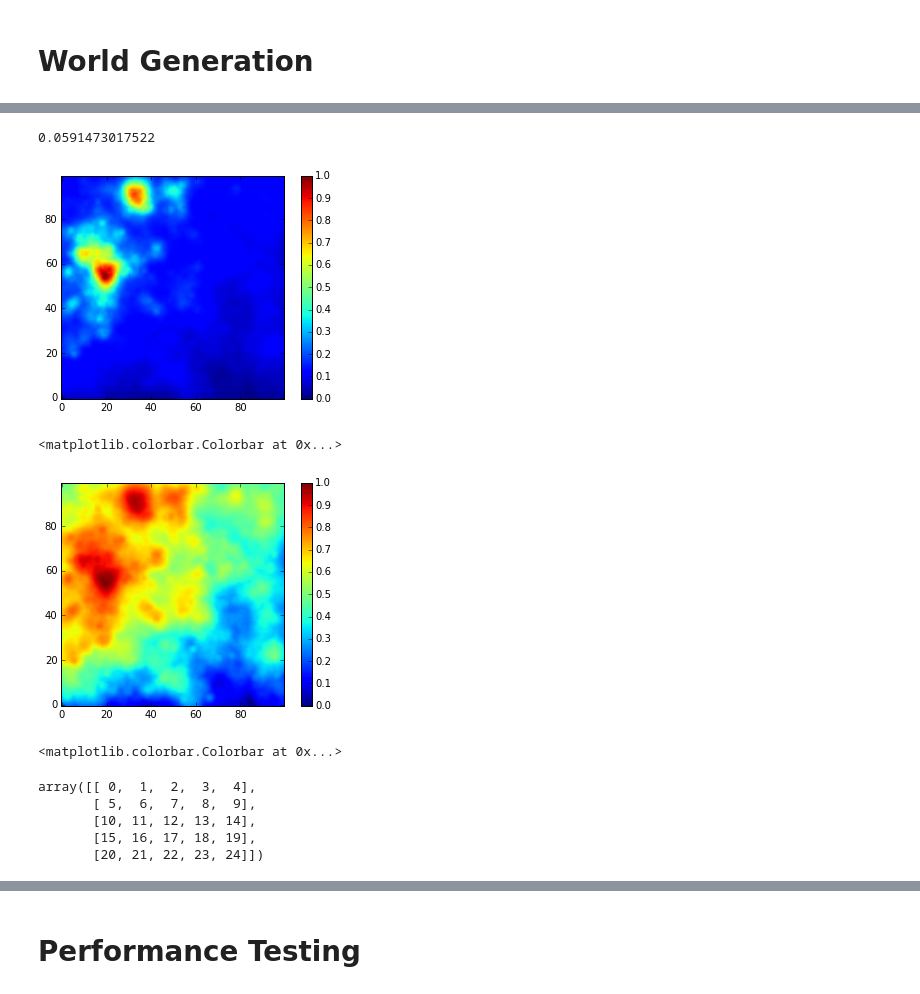
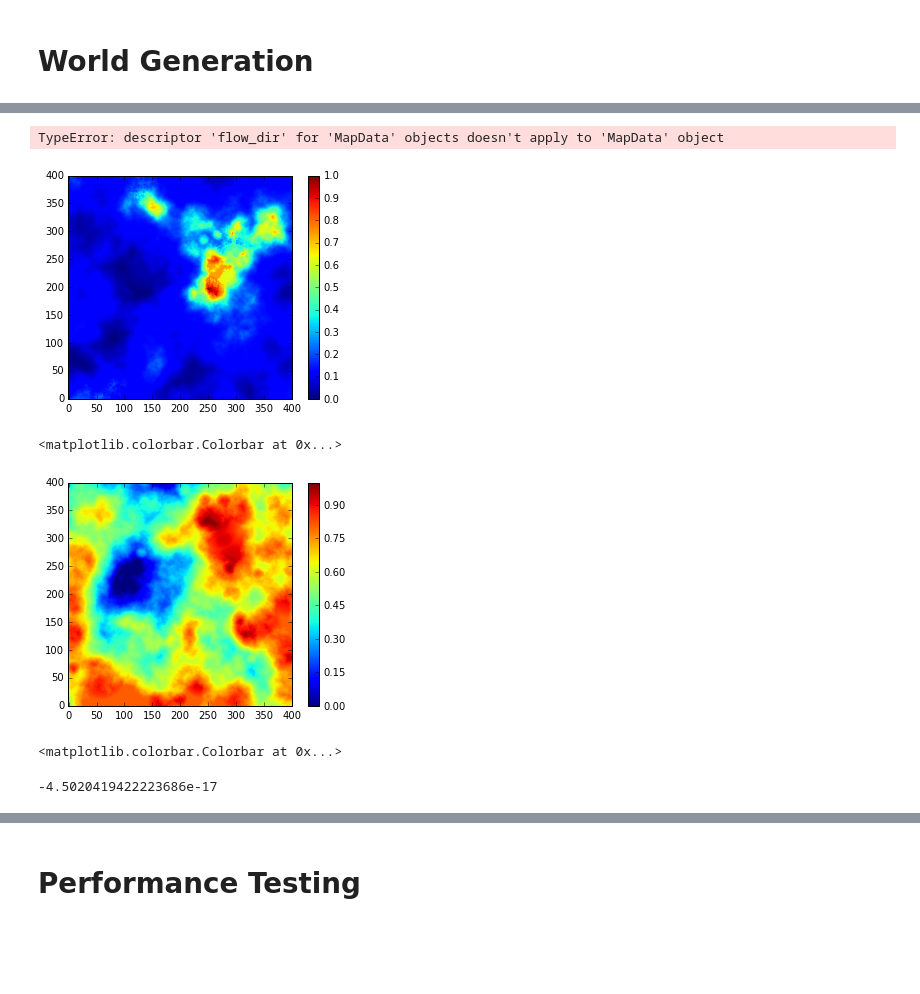
Before and after one commit to millejoh/Islands, a Jupyter notebook: World Generation.ipynb, the cells around one changed output, grey strips where cells are left out. Cells and saved outputs as stored; diff of their text form; code cells hidden in the pictures; blank space fills up the shorter version.

```diff
--- a/World Generation.ipynb
+++ b/World Generation.ipynb
@@ -140,4 +187,4 @@ fig
 # %%
-wg = WorldGenerator(100, 100)
+wg = WorldGenerator(400, 400)
 print(wg)
 # %% [output]
@@ -155,4 +205,0 @@ Calculating precipitation...
-# %%
-print(wg._hm[0,1])
-# %% [output]
-0.0591473017522
@@ -158,0 +208,4 @@ print(wg._hm[0,1])
+# %%
+wg.erode_map()
+# %% [output]
+TypeError: descriptor 'flow_dir' for 'MapData' objects doesn't apply to 'MapData' object
@@ -159,14 +214,16 @@ print(wg._hm[0,1])
 # %%
-plt.imshow(wg._hm, origin='lower')
+plt.imshow(wg._hm, origin='lower', vmax=1.0)
 plt.colorbar()
 # %% [output]
-[figure, old version]
+[figure, new version]
 <matplotlib.colorbar.Colorbar at 0x...>
 # %%
 plt.imshow(wg._hm2, origin='lower')
 plt.colorbar()
 # %% [output]
-[figure, old version]
+[figure, new version]
 <matplotlib.colorbar.Colorbar at 0x...>
 # %%
 np.amin(wg._hm)
+# %% [output]
+-4.5020419422223686e-17
@@ -177,8 +229,0 @@ map.shape = (5,5)
-# %%
-map
-# %% [output]
-array([[ 0,  1,  2,  3,  4],
-       [ 5,  6,  7,  8,  9],
-       [10, 11, 12, 13, 14],
-       [15, 16, 17, 18, 19],
-       [20, 21, 22, 23, 24]])
```
Also changed, not shown: parts of 39 cells of this notebook, 12 other files.
